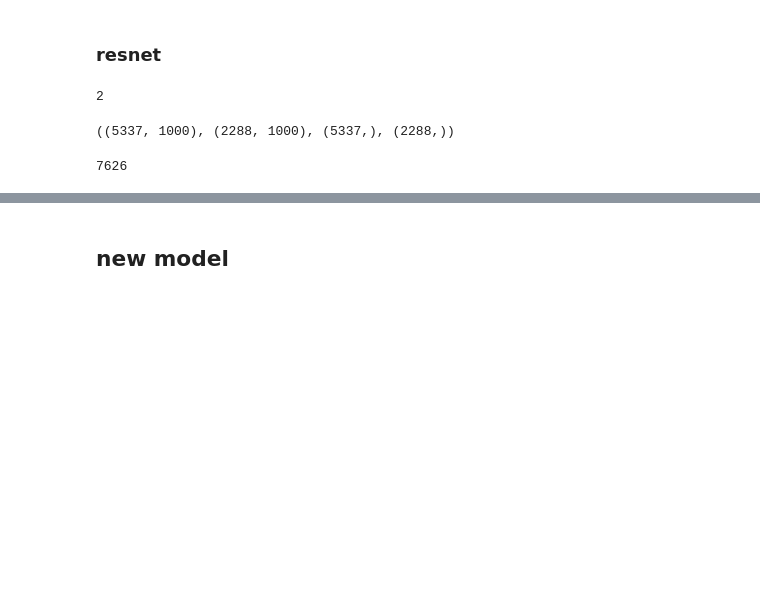
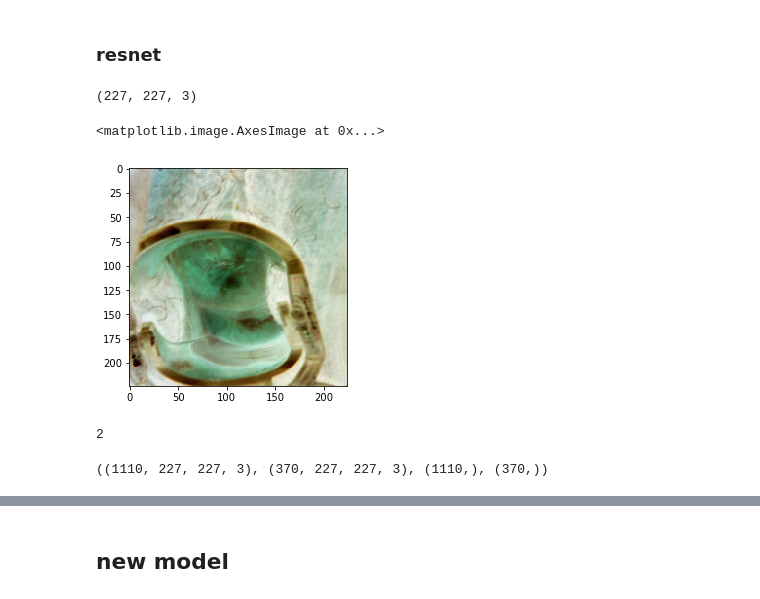
Before and after one commit to shgidi/cervial_imaging, a Jupyter notebook: cervial_1.ipynb, the cells around one changed output, grey strips where cells are left out. Saved outputs shown, nothing was run; the diff lists cells and outputs as text; code cells hidden in the pictures; blank space fills up the shorter version.

```diff
--- a/cervial_1.ipynb
+++ b/cervial_1.ipynb
@@ -113,0 +129,3 @@ type_list=load_pickle('/mnt/kaggle_crevical/shrunk_files/type_list.p')
+# %%
+imgs=load_array('shrunk_files/data_thin_227')
+type_list=load_pickle('shrunk_files/y_thin')
@@ -139 +163,10 @@ imgs_processed=preprocess_input(imgs.astype('float32'))
+# %%
+imgs[0].shape
+# %% [output]
+(227, 227, 3)
+# %%
+plt.imshow(imgs[0][1:-2,1:-2])
+# %% [output]
+<matplotlib.image.AxesImage at 0x...>
+[figure, added]
 # %%
@@ -155,8 +191,4 @@ trn_imgs, val_imgs = imgs_processed[train_index], imgs_processed[test_index]
 # %%
-trn.shape,val.shape,y.shape,y_val.shape
+trn_imgs.shape,val_imgs.shape,y.shape,y_val.shape
 # %% [output]
-((5337, 1000), (2288, 1000), (5337,), (2288,))
+((1110, 227, 227, 3), (370, 227, 227, 3), (1110,), (370,))
-# %%
-len(g)
-# %% [output]
-7626
```
Also changed, not shown: parts of 50 cells of this notebook, 1 other file.
